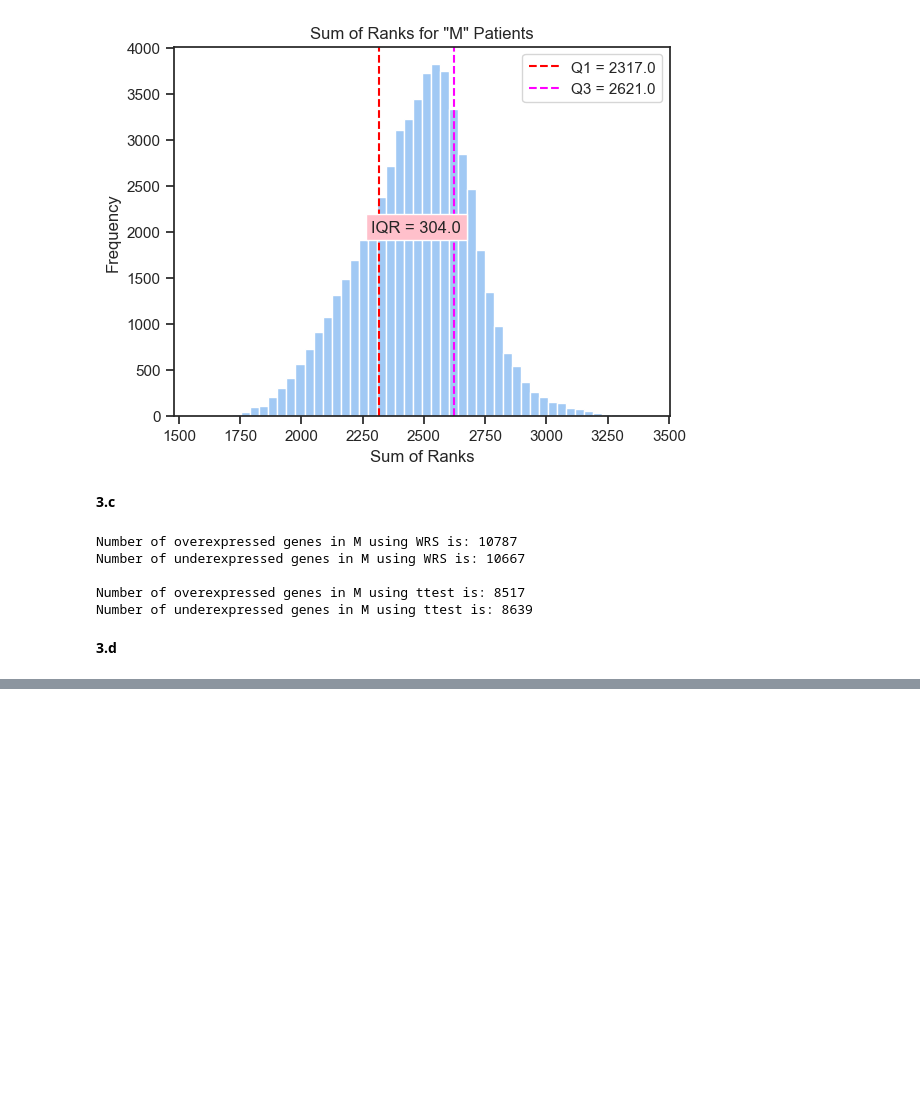
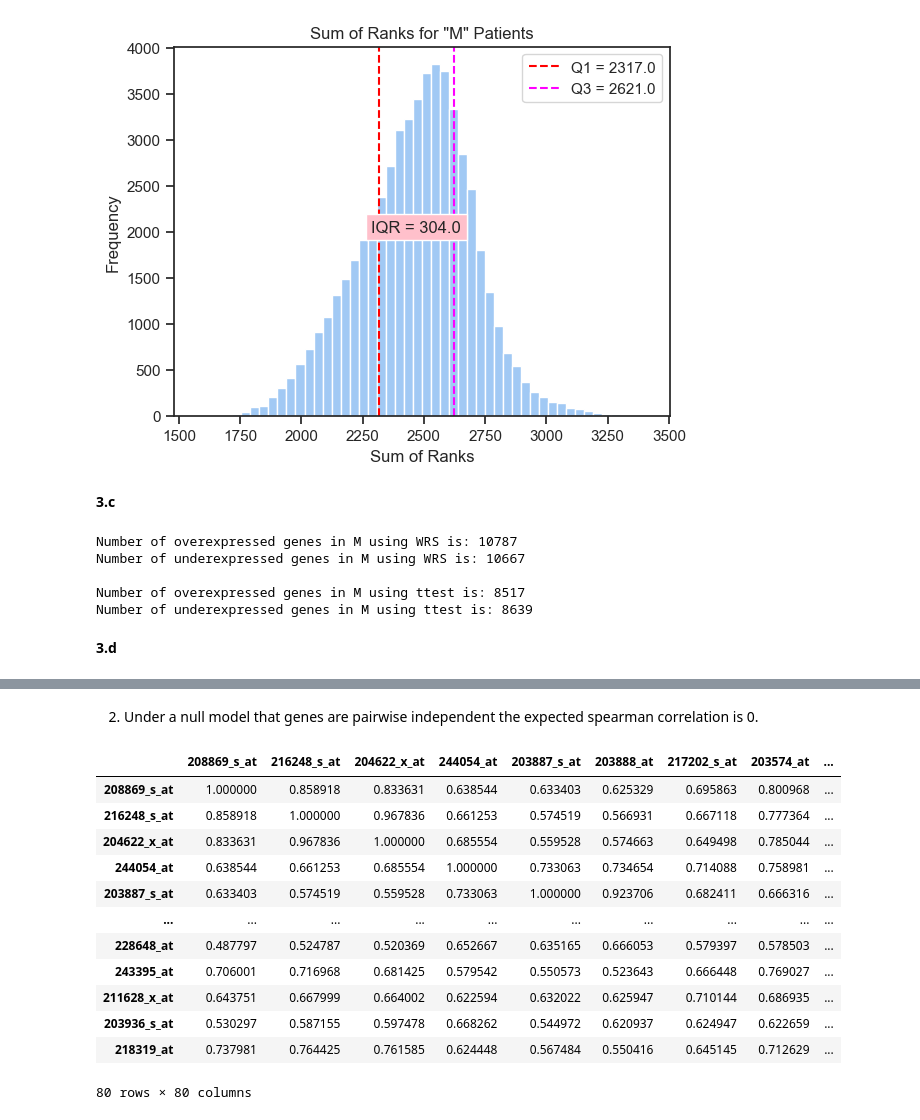
Before and after one commit to OfekBasson/StatisticsAndDataAnalsysHW3, a Jupyter notebook: HW3.ipynb, the cells around one changed output, grey strips where cells are left out. Drawn from its saved outputs; the diff is of its cells as text; code cells hidden in the pictures; blank space fills up the shorter version.

```diff
--- a/HW3.ipynb
+++ b/HW3.ipynb
@@ -250,0 +239,21 @@ InvalidIndexError: Reindexing only valid with uniquely valued Index objects
+# %% [markdown]
+2. Under a null model that genes are pairwise independent the expected spearman correlation is 0.
+# %%
+D_over = D[80:]
+
+corr_matrix = D_over.transpose().corr(method='spearman')
+corr_matrix
+# %% [output]
+|  | 208869_s_at | 216248_s_at | 204622_x_at | 244054_at | 203887_s_at | 203888_at | 217202_s_at | 203574_at | ... |
+| 208869_s_at | 1.000000 | 0.858918 | 0.833631 | 0.638544 | 0.633403 | 0.625329 | 0.695863 | 0.800968 | ... |
+| 216248_s_at | 0.858918 | 1.000000 | 0.967836 | 0.661253 | 0.574519 | 0.566931 | 0.667118 | 0.777364 | ... |
+| 204622_x_at | 0.833631 | 0.967836 | 1.000000 | 0.685554 | 0.559528 | 0.574663 | 0.649498 | 0.785044 | ... |
+| 244054_at | 0.638544 | 0.661253 | 0.685554 | 1.000000 | 0.733063 | 0.734654 | 0.714088 | 0.758981 | ... |
+| 203887_s_at | 0.633403 | 0.574519 | 0.559528 | 0.733063 | 1.000000 | 0.923706 | 0.682411 | 0.666316 | ... |
+| ... | ... | ... | ... | ... | ... | ... | ... | ... | ... |
+| 228648_at | 0.487797 | 0.524787 | 0.520369 | 0.652667 | 0.635165 | 0.666053 | 0.579397 | 0.578503 | ... |
+| 243395_at | 0.706001 | 0.716968 | 0.681425 | 0.579542 | 0.550573 | 0.523643 | 0.666448 | 0.769027 | ... |
+| 211628_x_at | 0.643751 | 0.667999 | 0.664002 | 0.622594 | 0.632022 | 0.625947 | 0.710144 | 0.686935 | ... |
+| 203936_s_at | 0.530297 | 0.587155 | 0.597478 | 0.668262 | 0.544972 | 0.620937 | 0.624947 | 0.622659 | ... |
+| 218319_at | 0.737981 | 0.764425 | 0.761585 | 0.624448 | 0.567484 | 0.550416 | 0.645145 | 0.712629 | ... |
+80 rows × 80 columns
```
Also changed, not shown: parts of 4 cells of this notebook.
